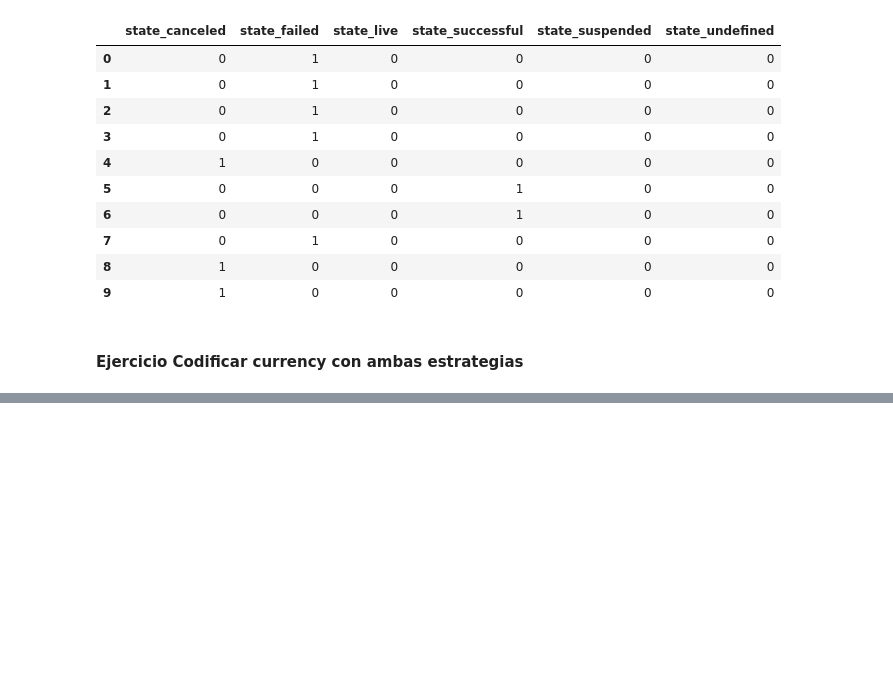
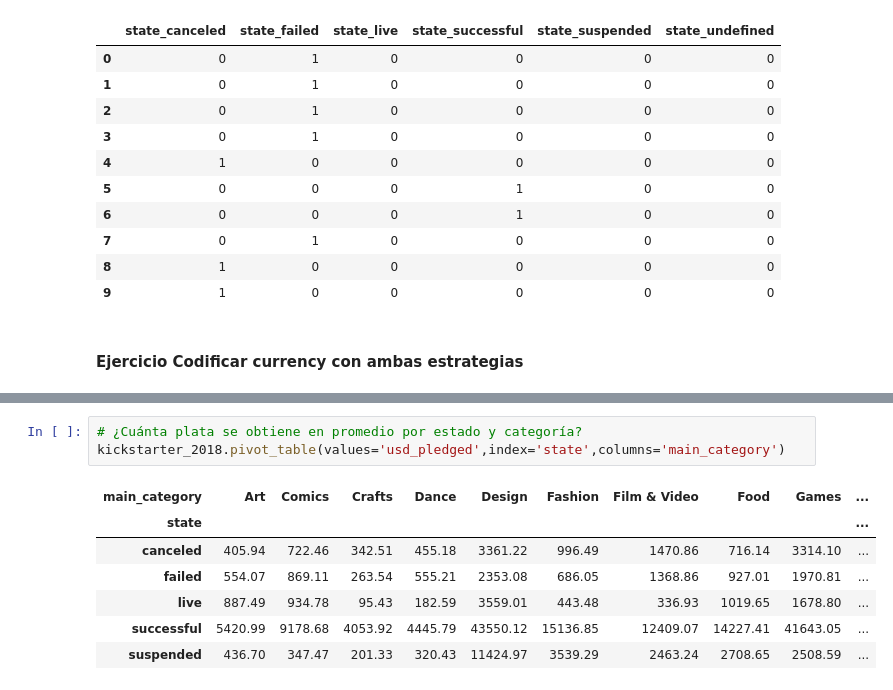
Before and after one commit to avdata99/diplo-datos-TPs-materia-2-analisis-y-curacion, a Jupyter notebook: TP 2 Análisis y curación.ipynb, the cells around one changed output, grey strips where cells are left out. Cells and saved outputs as stored; diff of their text form; blank space fills up the shorter version.

```diff
--- a/TP 2 Análisis y curación.ipynb
+++ b/TP 2 Análisis y curación.ipynb
@@ -381,0 +407,11 @@ Monedas: {'AUD': 0, 'CAD': 1, 'CHF': 2, 'DKK': 3, 'EUR': 4, 'GBP': 5, 'HKD': 6,
+# %%
+# ¿Cuánta plata se obtiene en promedio por estado y categoría?
+kickstarter_2018.pivot_table(values='usd_pledged',index='state',columns='main_category')
+# %% [output]
+| main_category | Art | Comics | Crafts | Dance | Design | Fashion | Film & Video | Food | Games | ... |
+| state |  |  |  |  |  |  |  |  |  | ... |
+| canceled | 405.94 | 722.46 | 342.51 | 455.18 | 3361.22 | 996.49 | 1470.86 | 716.14 | 3314.10 | ... |
+| failed | 554.07 | 869.11 | 263.54 | 555.21 | 2353.08 | 686.05 | 1368.86 | 927.01 | 1970.81 | ... |
+| live | 887.49 | 934.78 | 95.43 | 182.59 | 3559.01 | 443.48 | 336.93 | 1019.65 | 1678.80 | ... |
+| successful | 5420.99 | 9178.68 | 4053.92 | 4445.79 | 43550.12 | 15136.85 | 12409.07 | 14227.41 | 41643.05 | ... |
+| suspended | 436.70 | 347.47 | 201.33 | 320.43 | 11424.97 | 3539.29 | 2463.24 | 2708.65 | 2508.59 | ... |
```
Also changed, not shown: parts of 6 cells of this notebook.
